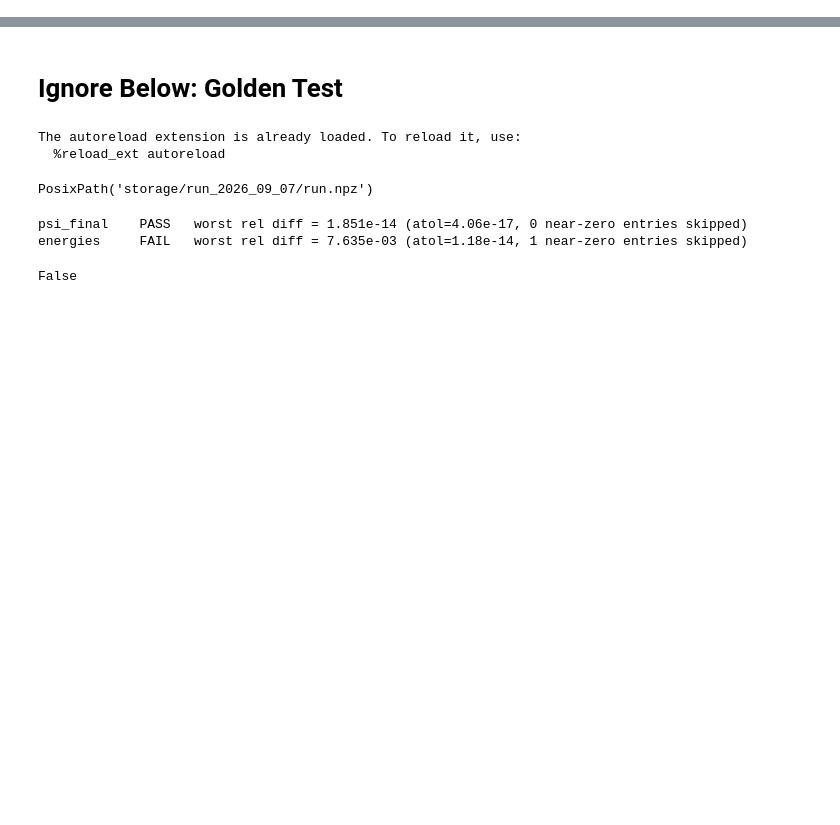
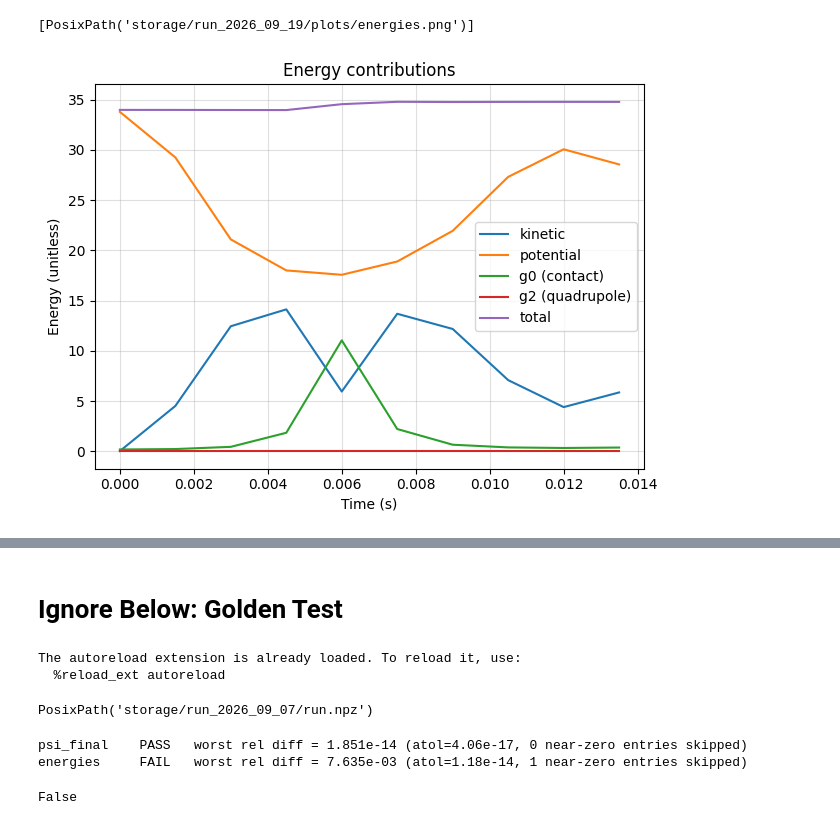
Before and after one commit to svijaymurugan/BECSimulation, a Jupyter notebook: newsim/run.ipynb, the cells around one changed output, grey strips where cells are left out. Drawn from its saved outputs; the diff is of its cells as text; code cells hidden in the pictures; blank space fills up the shorter version.

```diff
--- a/newsim/run.ipynb
+++ b/newsim/run.ipynb
@@ -119,7 +187,13 @@ storage.ground_state_path(cfg, root=OUT)
 # %%
-cfg_dict, arrays = storage.load_run(f"{out}/run.npz")
+cfg_dict, arrays = storage.load_run(f"{out}/run_x/run.npz")
 
 figs, gifs = plotting.standard_set(arrays, out_dir=f"{out}/plots")
 figs["energies"]                                  # renders inline
 #figs["energies"].axes[0].set_yscale("log")        # adjust after the fact
 plotting.save_set(figs, f"{out}/plots")
+# %% [output]
+[PosixPath('storage/run_2026_09_19/plots/energies.png')]
+# %%
+figs["energies"]
+# %% [output]
+[figure, added]
```
Also changed, not shown: parts of 10 cells of this notebook, 6 other files.
